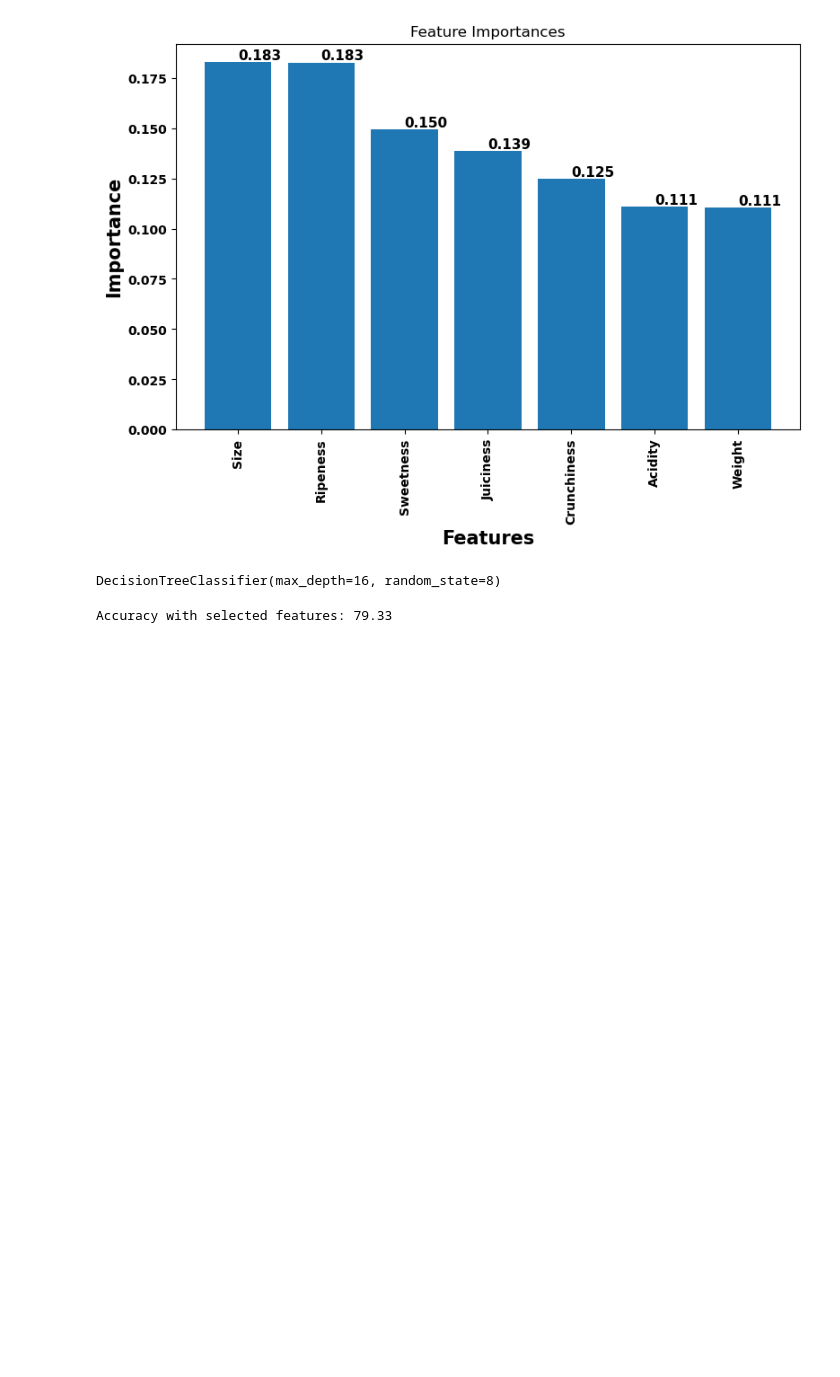
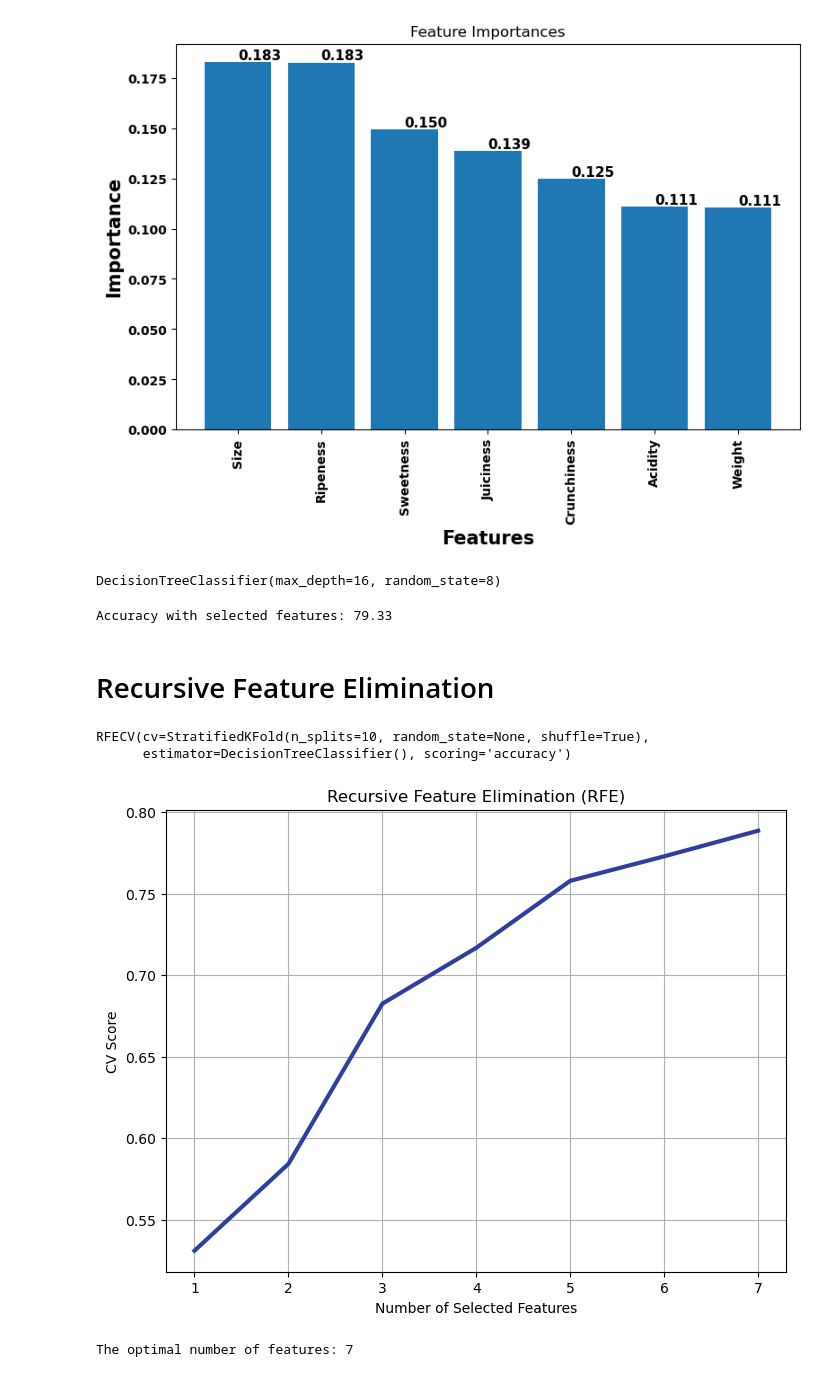
Before and after one commit to tdejaeger/Data_science_lectures, a Jupyter notebook: Feature_selection_with_Decision_Tree.ipynb, the cells around one changed output. Cells and saved outputs as stored; diff of their text form; code cells hidden in the pictures; blank space fills up the shorter version.

```diff
--- a/Feature_selection_with_Decision_Tree.ipynb
+++ b/Feature_selection_with_Decision_Tree.ipynb
@@ -164,3 +164,29 @@ accuracy_selected_features = accuracy_score(y_test, y_pred_selected_features)
 print('Accuracy with selected features: %0.2f'%(accuracy_selected_features*100))
 # %% [output]
 Accuracy with selected features: 79.33
+# %% [markdown]
+# Recursive Feature Elimination
+# %%
+from sklearn.feature_selection import RFECV
+from sklearn.model_selection import cross_val_score, StratifiedKFold
+
+estimator =  DecisionTreeClassifier()
+rfecv = RFECV(estimator=estimator, cv=StratifiedKFold(10, shuffle=True), scoring="accuracy")
+rfecv.fit(X_train, y_train)
+# %% [output]
+RFECV(cv=StratifiedKFold(n_splits=10, random_state=None, shuffle=True),
+      estimator=DecisionTreeClassifier(), scoring='accuracy')
+# %%
+plt.figure(figsize=(8, 6))
+plt.plot(range(1, len(rfecv.cv_results_["mean_test_score"]) + 1), rfecv.cv_results_["mean_test_score"], color='#303F9F', linewidth=3)
+plt.grid()
+plt.xticks(range(1, X.shape[1]+1))
+plt.xlabel("Number of Selected Features")
+plt.ylabel("CV Score")
+plt.title("Recursive Feature Elimination (RFE)")
+plt.show()
+
+print("The optimal number of features: {}".format(rfecv.n_features_))
+# %% [output]
+[figure, added]
+The optimal number of features: 7
```
Also changed, not shown: 1 other file.
